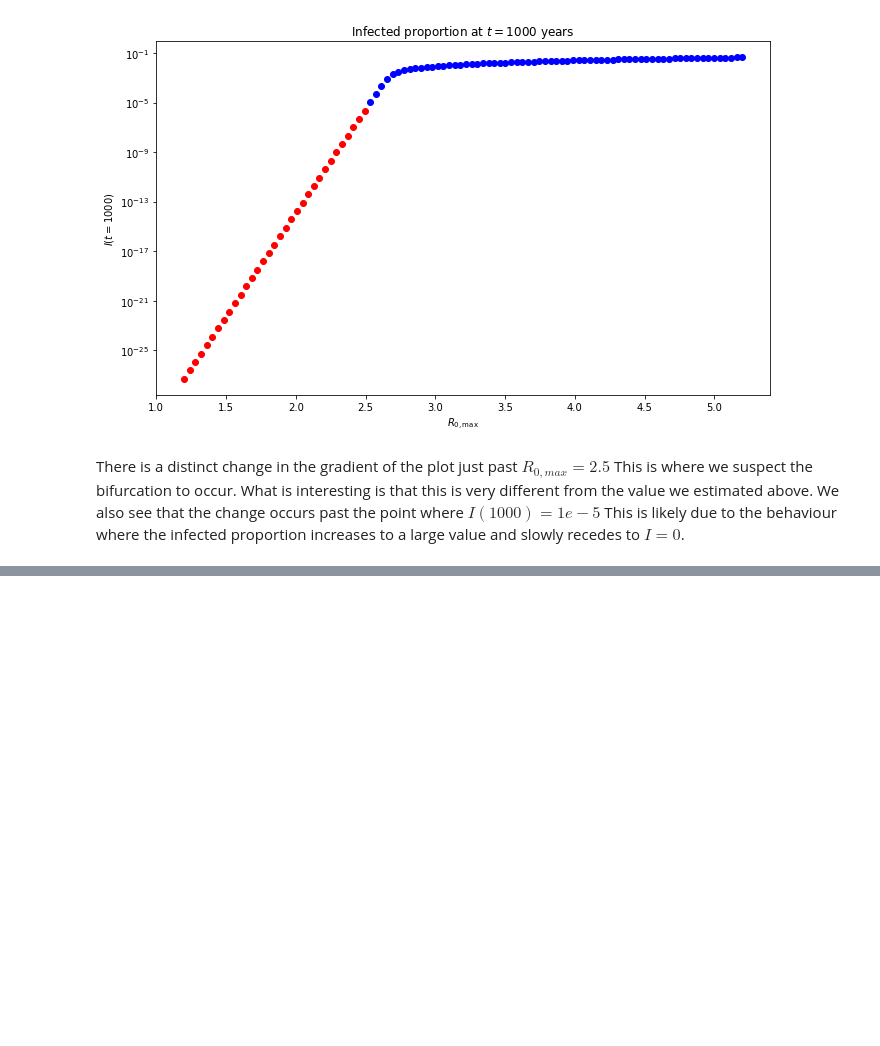
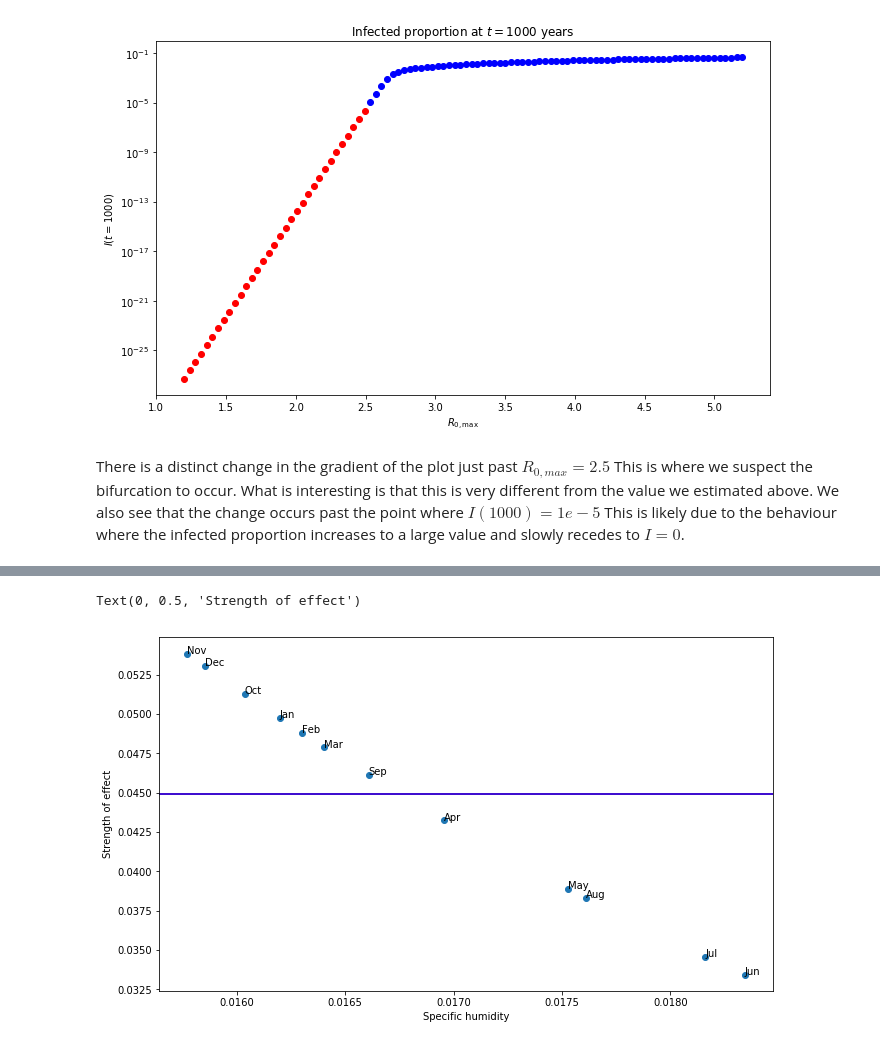
Before and after one commit to dwu402/self-harm, a Jupyter notebook: climate_forward.ipynb, the cells around one changed output, grey strips where cells are left out. Saved outputs shown, nothing was run; the diff lists cells and outputs as text; code cells hidden in the pictures; blank space fills up the shorter version.

```diff
--- a/climate_forward.ipynb
+++ b/climate_forward.ipynb
@@ -573,0 +645,15 @@ There is a distinct change in the gradient of the plot just past $R_{0,max} = 2.
+# %%
+# repeat of earlier cell, with a different a(=180) value
+a = 185.25
+plt.figure()
+plt.plot(climate.HUMIDITY_DATA, np.exp(-a*climate.HUMIDITY_DATA), 'o')
+months = ["Jan", "Feb", "Mar", "Apr", "May", "Jun", "Jul", "Aug", "Sep", "Oct", "Nov", "Dec"]
+for text, locx, locy in zip(months, climate.HUMIDITY_DATA, np.exp(-a*climate.HUMIDITY_DATA)):
+    plt.annotate(text, (locx, locy))
+plt.axhline(eff_strength, color='r')
+plt.axhline(np.mean(np.exp(-a*climate.HUMIDITY_DATA)), color='b')
+plt.xlabel("Specific humidity")
+plt.ylabel("Strength of effect")
+# %% [output]
+Text(0, 0.5, 'Strength of effect')
+[figure, added]
```
Also changed, not shown: parts of 19 cells of this notebook.
